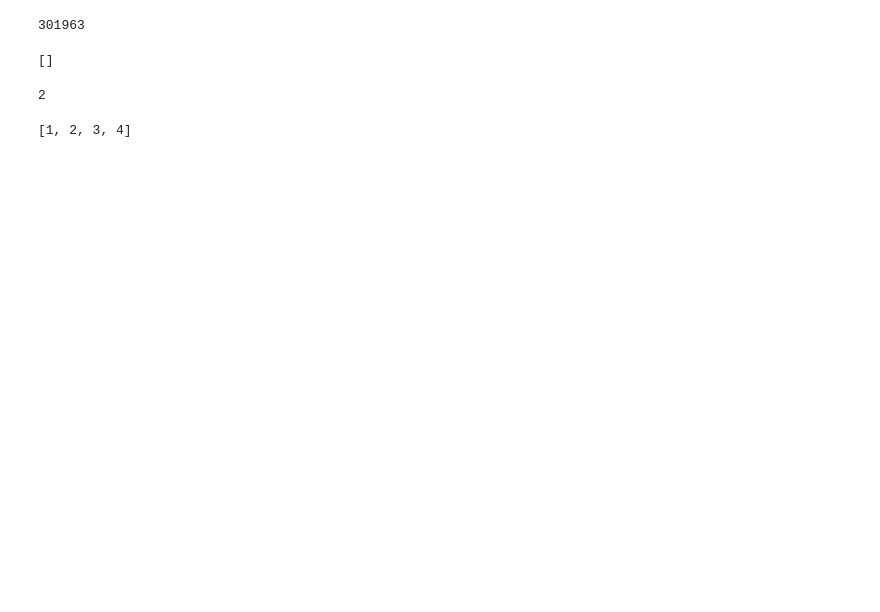
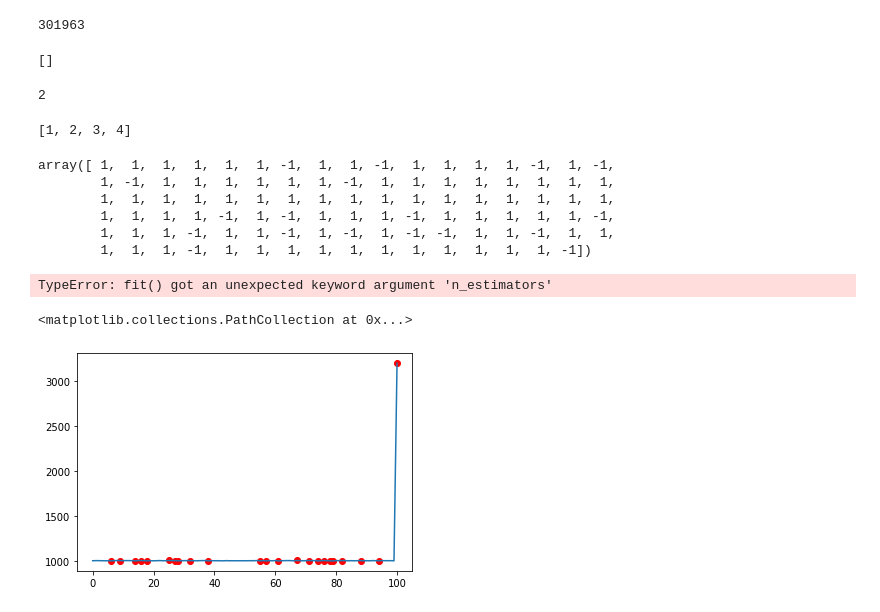
Before and after one commit to Nosp27/spark-luxmeter, a Jupyter notebook: notebooks/Redis.ipynb, the cells around one changed output. Saved outputs shown, nothing was run; the diff lists cells and outputs as text; code cells hidden in the pictures; blank space fills up the shorter version.

```diff
--- a/notebooks/Redis.ipynb
+++ b/notebooks/Redis.ipynb
@@ -54,0 +60,26 @@ itertools.chain([1,2], [3,4])
+# %%
+x=(np.array([np.random.normal() for i in range(100)]+[2200]) + 1000).reshape(-1,1)
+# %%
+isf = IsolationForest(warm_start=True)
+isf.fit(x)
+isf.predict(x)
+# %% [output]
+array([ 1,  1,  1,  1,  1,  1, -1,  1,  1, -1,  1,  1,  1,  1, -1,  1, -1,
+        1, -1,  1,  1,  1,  1,  1,  1, -1,  1,  1,  1,  1,  1,  1,  1,  1,
+        1,  1,  1,  1,  1,  1,  1,  1,  1,  1,  1,  1,  1,  1,  1,  1,  1,
+        1,  1,  1,  1, -1,  1, -1,  1,  1,  1, -1,  1,  1,  1,  1,  1, -1,
+        1,  1,  1, -1,  1,  1, -1,  1, -1,  1, -1, -1,  1,  1, -1,  1,  1,
+        1,  1,  1, -1,  1,  1,  1,  1,  1,  1,  1,  1,  1,  1,  1, -1])
+# %%
+isf.fit(np.array([1,1]).reshape(-1,1))
+# %% [output]
+TypeError: fit() got an unexpected keyword argument 'n_estimators'
+# %%
+pred=isf.score_samples(x)
+# %%
+plt.plot(x)
+data = [(idx, y) for idx, y in enumerate(x) if pred[idx] < -.58]
+plt.scatter([x[0] for x in data], [x[1] for x in data], color="red")
+# %% [output]
+<matplotlib.collections.PathCollection at 0x...>
+[figure, added]
```
Also changed, not shown: parts of 15 cells of this notebook, 10 other files.
